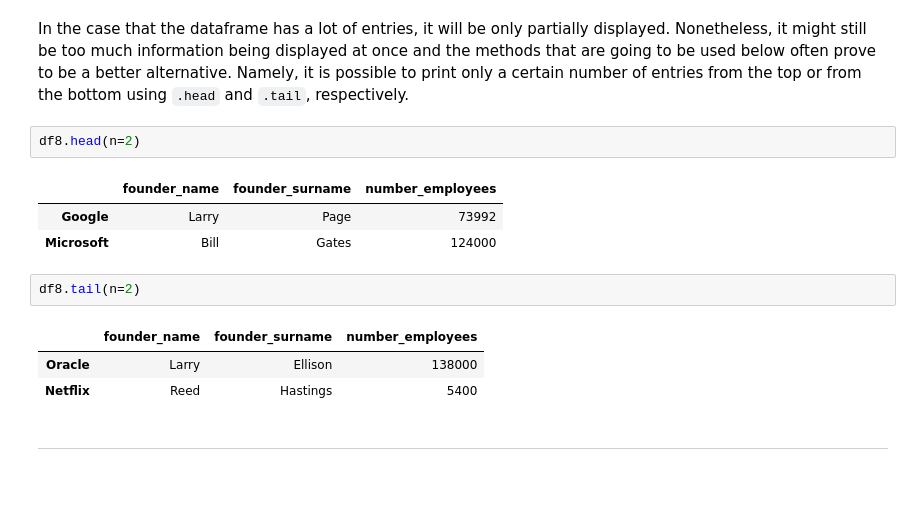
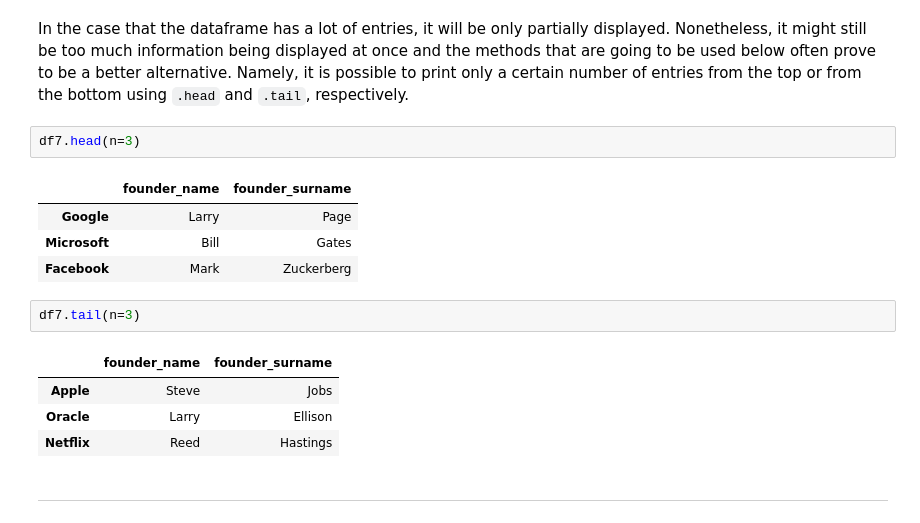
Before and after one commit to vohcolab/PandaViz-Workshop, a Jupyter notebook: Pandas/Pandas 101/Learning notebook (Pandas 101).ipynb, the cells around one changed output. Drawn from its saved outputs; the diff is of its cells as text; blank space fills up the shorter version.

```diff
--- a/Pandas/Pandas 101/Learning notebook (Pandas 101).ipynb
+++ b/Pandas/Pandas 101/Learning notebook (Pandas 101).ipynb
@@ -489,17 +368,19 @@ df8
 # %% [markdown]
 In the case that the dataframe has a lot of entries, it will be only partially displayed. Nonetheless, it might still be too much information being displayed at once and the methods that are going to be used below often prove to be a better alternative. Namely, it is possible to print only a certain number of entries from the top or from the bottom using `.head` and `.tail`, respectively.
 # %%
-df8.head(n=2)
+df7.head(n=3)
 # %% [output]
-|  | founder_name | founder_surname | number_employees |
-| Google | Larry | Page | 73992 |
-| Microsoft | Bill | Gates | 124000 |
+|  | founder_name | founder_surname |
+| Google | Larry | Page |
+| Microsoft | Bill | Gates |
+| Facebook | Mark | Zuckerberg |
 # %%
-df8.tail(n=2)
+df7.tail(n=3)
 # %% [output]
-|  | founder_name | founder_surname | number_employees |
-| Oracle | Larry | Ellison | 138000 |
-| Netflix | Reed | Hastings | 5400 |
+|  | founder_name | founder_surname |
+| Apple | Steve | Jobs |
+| Oracle | Larry | Ellison |
+| Netflix | Reed | Hastings |
 # %% [markdown]
 ---
 # %% [markdown]
```
Also changed, not shown: parts of 52 cells of this notebook, 35 other files.
